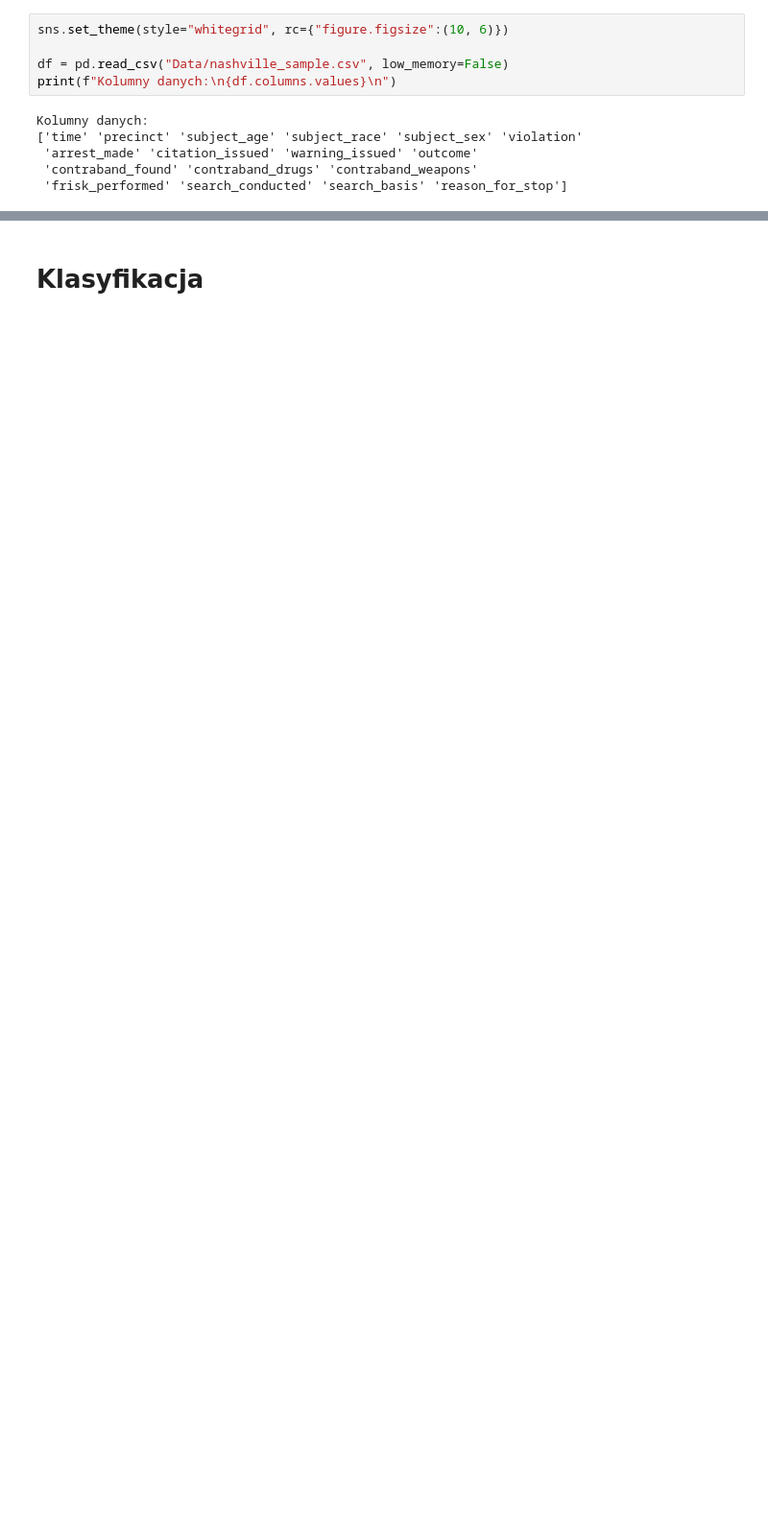
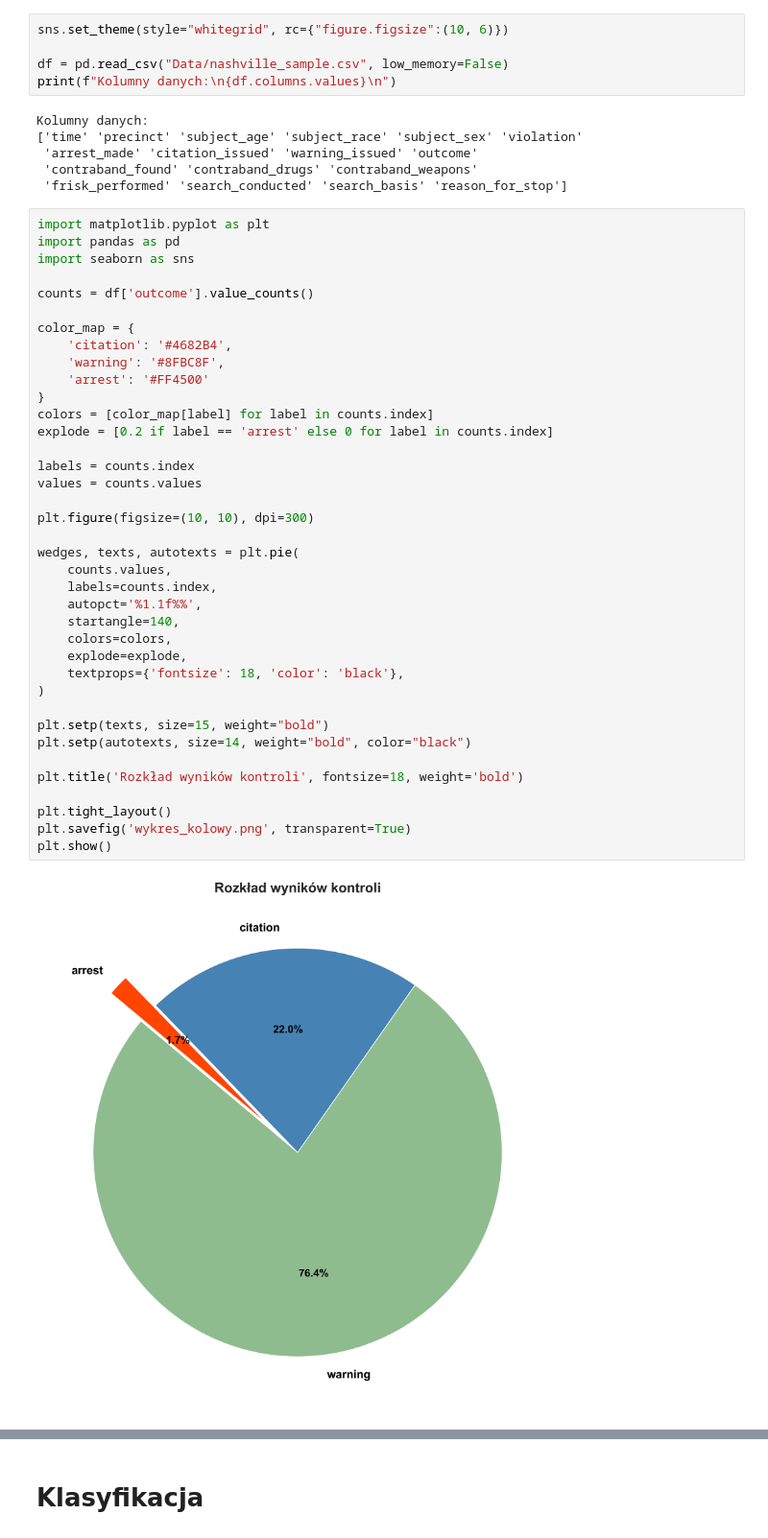
Before and after one commit to Morfinic/PWR_2_St.2_MAIED, a Jupyter notebook: main_notebook.ipynb, the cells around one changed output, grey strips where cells are left out. Shown at 96% size. Saved outputs shown, nothing was run; the diff lists cells and outputs as text; blank space fills up the shorter version.

```diff
--- a/main_notebook.ipynb
+++ b/main_notebook.ipynb
@@ -33,3 +34,43 @@ Kolumny danych:
  'arrest_made' 'citation_issued' 'warning_issued' 'outcome'
  'contraband_found' 'contraband_drugs' 'contraband_weapons'
  'frisk_performed' 'search_conducted' 'search_basis' 'reason_for_stop']
+# %%
+import matplotlib.pyplot as plt
+import pandas as pd
+import seaborn as sns
+
+counts = df['outcome'].value_counts()
+
+color_map = {
+    'citation': '#4682B4',
+    'warning': '#8FBC8F',
+    'arrest': '#FF4500'
+}
+colors = [color_map[label] for label in counts.index]
+explode = [0.2 if label == 'arrest' else 0 for label in counts.index]
+
+labels = counts.index
+values = counts.values
+
+plt.figure(figsize=(10, 10), dpi=300)
+
+wedges, texts, autotexts = plt.pie(
+    counts.values,
+    labels=counts.index,
+    autopct='%1.1f%%',
+    startangle=140,
+    colors=colors,
+    explode=explode,
+    textprops={'fontsize': 18, 'color': 'black'},
+)
+
+plt.setp(texts, size=15, weight="bold")
+plt.setp(autotexts, size=14, weight="bold", color="black")
+
+plt.title('Rozkład wyników kontroli', fontsize=18, weight='bold')
+
+plt.tight_layout()
+plt.savefig('wykres_kolowy.png', transparent=True)
+plt.show()
+# %% [output]
+[figure, added]
```
Also changed, not shown: parts of 10 cells of this notebook, 1 other file.
